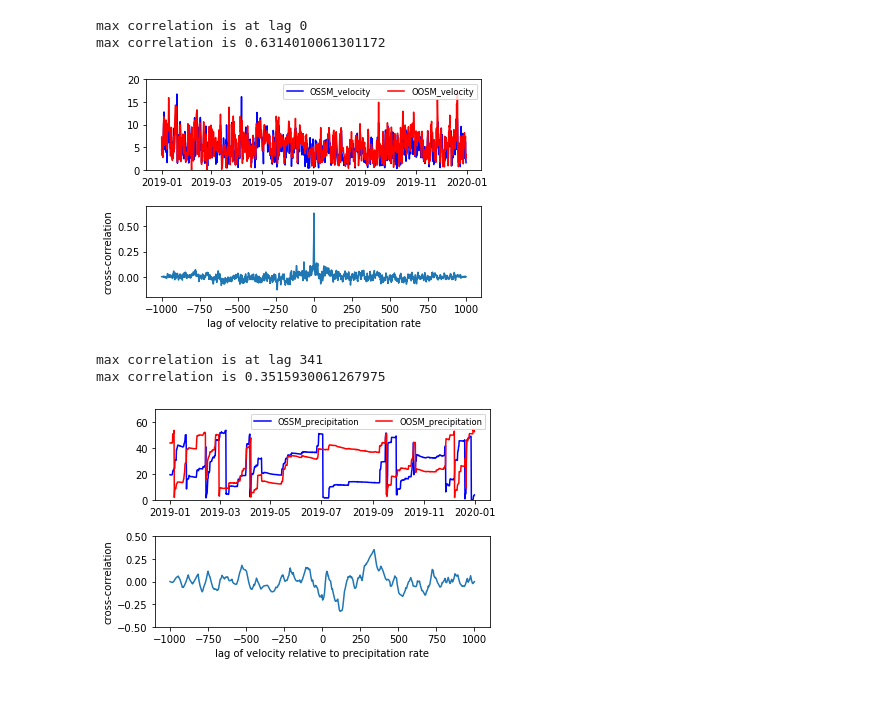
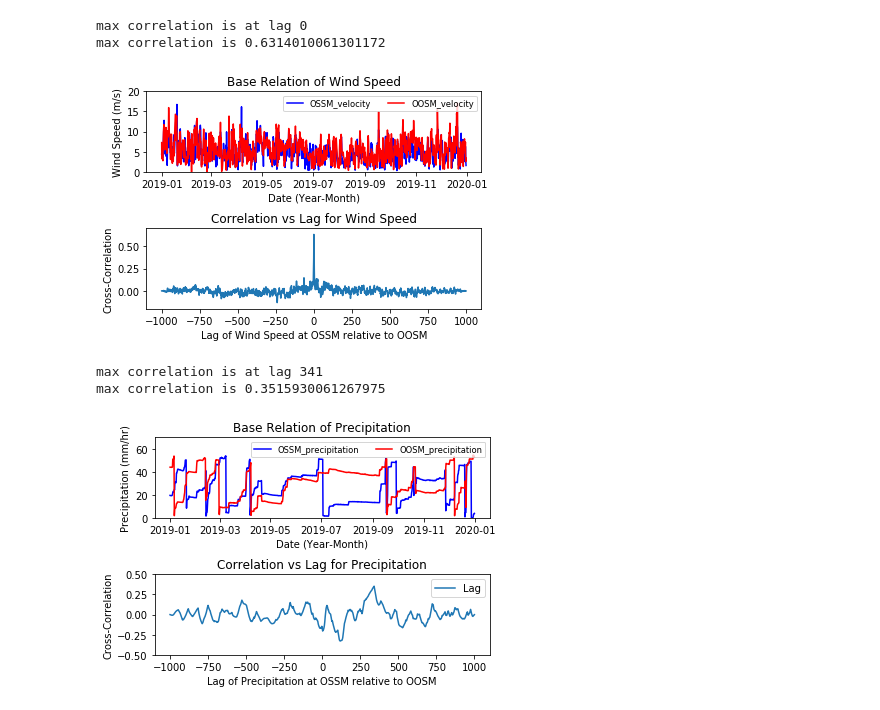
Before and after one commit to neil-uwb/Meteo-Project, a Jupyter notebook: Meteo Project.ipynb, the cells around one changed output. Saved outputs shown, nothing was run; the diff lists cells and outputs as text; code cells hidden in the pictures.

```diff
--- a/Meteo Project.ipynb
+++ b/Meteo Project.ipynb
@@ -94,6 +94,14 @@ for i in range(len(data_request_url)):
             velocity4.append(velocity[i]/np.mean(velocity))
             precipitation4.append(precipitation[i]/np.mean(precipitation))
 
+    plt.scatter(time,velocity/np.mean(velocity),label = 'Wind Speed')
+    plt.scatter(time,precipitation/np.mean(precipitation),label = 'Precipitation')
+    plt.legend()
+    plt.xticks(rotation=30)
+    plt.xlabel('Data (Year-Month)')
+    plt.ylabel('Normalized Wind Speed (m/s) and Precipitation (mm/hr)')
+    plt.title('Precipitation and Wind vs Time')
+    plt.show()
     plt.scatter(time1,velocity1,color = 'red',label = 'No rain or wind')
     plt.scatter(time1,precipitation1,color = 'red')
     plt.scatter(time2,velocity2,color = 'blue')
@@ -105,7 +113,7 @@ for i in range(len(data_request_url)):
     plt.legend()
     plt.xticks(rotation=30)
     plt.xlabel('Date (Year-Month)')
-    plt.ylabel('Normalized Precipitation Rate (mm/hr) and Wind Speed (m/s)')
-    plt.title('Precipitation and Wind vs Time')
+    plt.ylabel('Normalized Wind Speed (m/s) and Precipitation (mm/hr)')
+    plt.title('Precipitation and Wind vs Time Segmented')
     plt.show()
 # %% [output]
@@ -120,36 +130,43 @@ where_are_NaNs = isnan(OOSM_velocity)
 OOSM_velocity[where_are_NaNs] = 0
 
 y1 = OSSM_velocity
 y2 = OOSM_velocity
 
 x = time
 
 lags = np.arange(-len(y1) + 1, len(y1))
 ccov = np.correlate(y1 - y1.mean(), y2 - y2.mean(), mode='full')
 ccor = ccov / (len(y1) * y1.std() * y2.std())
 
 fig, axs = plt.subplots(nrows=2)
 fig.subplots_adjust(hspace=0.4)
 ax = axs[0]
 ax.plot(x, y1, 'b', label='OSSM_velocity')
 ax.plot(x, y2, 'r', label='OOSM_velocity')
 ax.set_ylim(0, 20)
 ax.legend(loc='upper right', fontsize='small', ncol=2)
+ax.set_title('Base Relation of Wind Speed')
+ax.set_ylabel('Wind Speed (m/s)')
+ax.set_xlabel('Date (Year-Month)')
+
 
 ax = axs[1]
 ax.plot(lags, ccor)
 ax.set_ylim(-.2, .7)
-ax.set_ylabel('cross-correlation')
-ax.set_xlabel('lag of velocity relative to precipitation rate')
+ax.set_ylabel('Cross-Correlation')
+ax.set_xlabel('Lag of Wind Speed at OSSM relative to OOSM')
+ax.set_title('Correlation vs Lag for Wind Speed')
+
+plt.subplots_adjust(hspace=.7)
 
 maxlag = lags[np.argmax(ccor)]
 print("max correlation is at lag %d" % maxlag)
 maxccor = np.max(ccor)
 print('max correlation is ' + str(maxccor))
 # %% [output]
 max correlation is at lag 0
 max correlation is 0.6314010061301172
-[figure, old version]
+[figure, new version]
 # %%
 y1 = np.asarray(OSSM_precipitation)
 y2 = np.asarray(OOSM_precipitation)
@@ -167,12 +184,19 @@ ax.plot(x, y1, 'b', label='OSSM_precipitation')
 ax.plot(x, y2, 'r', label='OOSM_precipitation')
 ax.set_ylim(0, 70)
 ax.legend(loc='upper right', fontsize='small', ncol=2)
+ax.set_title('Base Relation of Precipitation')
+ax.set_ylabel('Precipitation (mm/hr)')
+ax.set_xlabel('Date (Year-Month)')
 
 ax = axs[1]
-ax.plot(lags, ccor)
+ax.plot(lags, ccor, label='Lag')
+ax.legend()
 ax.set_ylim(-.5, .5)
-ax.set_ylabel('cross-correlation')
-ax.set_xlabel('lag of velocity relative to precipitation rate')
+ax.set_ylabel('Cross-Correlation')
+ax.set_xlabel('Lag of Precipitation at OSSM relative to OOSM')
+ax.set_title('Correlation vs Lag for Precipitation')
+
+plt.subplots_adjust(hspace=.7)
 
 maxlag = lags[np.argmax(ccor)]
 print("max correlation is at lag %d" % maxlag)
@@ -181,4 +205,4 @@ print('max correlation is ' + str(maxccor))
 # %% [output]
 max correlation is at lag 341
 max correlation is 0.3515930061267975
-[figure, old version]
+[figure, new version]
```
Also changed, not shown: parts of 1 cell of this notebook.
